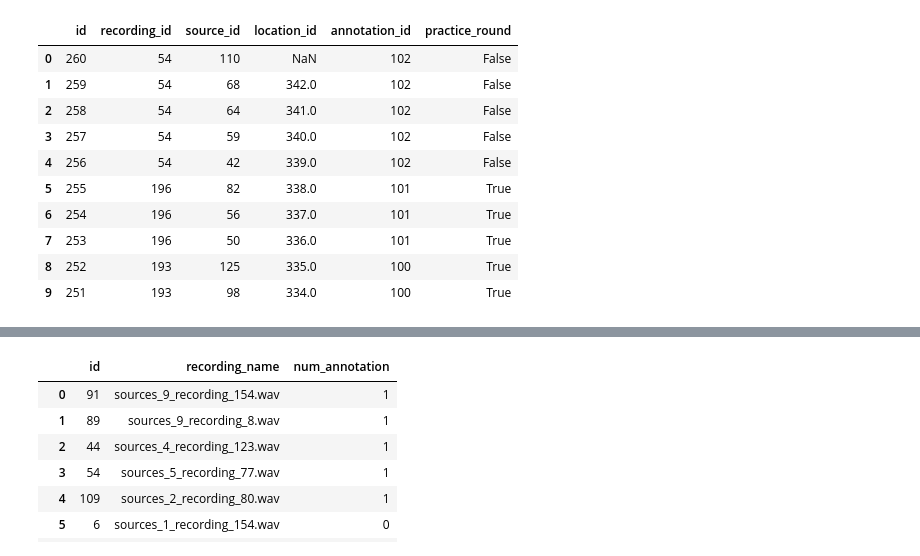
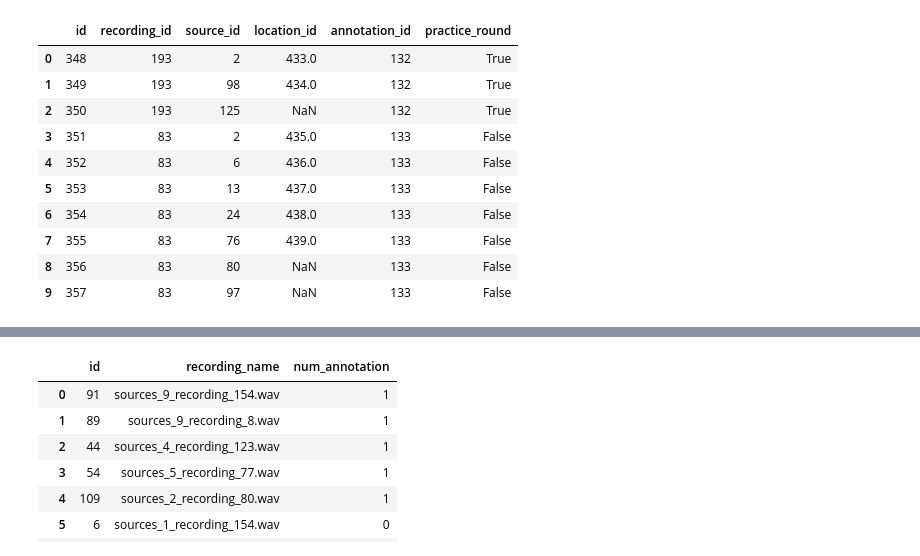
Before and after one commit to ANNIZHENG/Temp-Annotation-Interface, a Jupyter notebook: database/db.ipynb, the cells around one changed output, grey strips where cells are left out. Saved outputs shown, nothing was run; the diff lists cells and outputs as text; code cells hidden in the pictures.

```diff
--- a/database/db.ipynb
+++ b/database/db.ipynb
@@ -49,15 +35,15 @@ pd.read_sql('''select * from "Interaction" order by id desc''',eng).head(100)
 # %%
-pd.read_sql('''select * from "Confirmation" order by id desc''',eng).head(10)
+pd.read_sql('''select * from "Confirmation" where annotation_id = '132' or annotation_id = '133' ''',eng)
 # %% [output]
 |  | id | recording_id | source_id | location_id | annotation_id | practice_round |
-| 0 | 260 | 54 | 110 | NaN | 102 | False |
-| 1 | 259 | 54 | 68 | 342.0 | 102 | False |
-| 2 | 258 | 54 | 64 | 341.0 | 102 | False |
-| 3 | 257 | 54 | 59 | 340.0 | 102 | False |
-| 4 | 256 | 54 | 42 | 339.0 | 102 | False |
-| 5 | 255 | 196 | 82 | 338.0 | 101 | True |
-| 6 | 254 | 196 | 56 | 337.0 | 101 | True |
-| 7 | 253 | 196 | 50 | 336.0 | 101 | True |
-| 8 | 252 | 193 | 125 | 335.0 | 100 | True |
-| 9 | 251 | 193 | 98 | 334.0 | 100 | True |
+| 0 | 348 | 193 | 2 | 433.0 | 132 | True |
+| 1 | 349 | 193 | 98 | 434.0 | 132 | True |
+| 2 | 350 | 193 | 125 | NaN | 132 | True |
+| 3 | 351 | 83 | 2 | 435.0 | 133 | False |
+| 4 | 352 | 83 | 6 | 436.0 | 133 | False |
+| 5 | 353 | 83 | 13 | 437.0 | 133 | False |
+| 6 | 354 | 83 | 24 | 438.0 | 133 | False |
+| 7 | 355 | 83 | 76 | 439.0 | 133 | False |
+| 8 | 356 | 83 | 80 | NaN | 133 | False |
+| 9 | 357 | 83 | 97 | NaN | 133 | False |
 # %%
```
Also changed, not shown: parts of 4 cells of this notebook, 16 other files.
